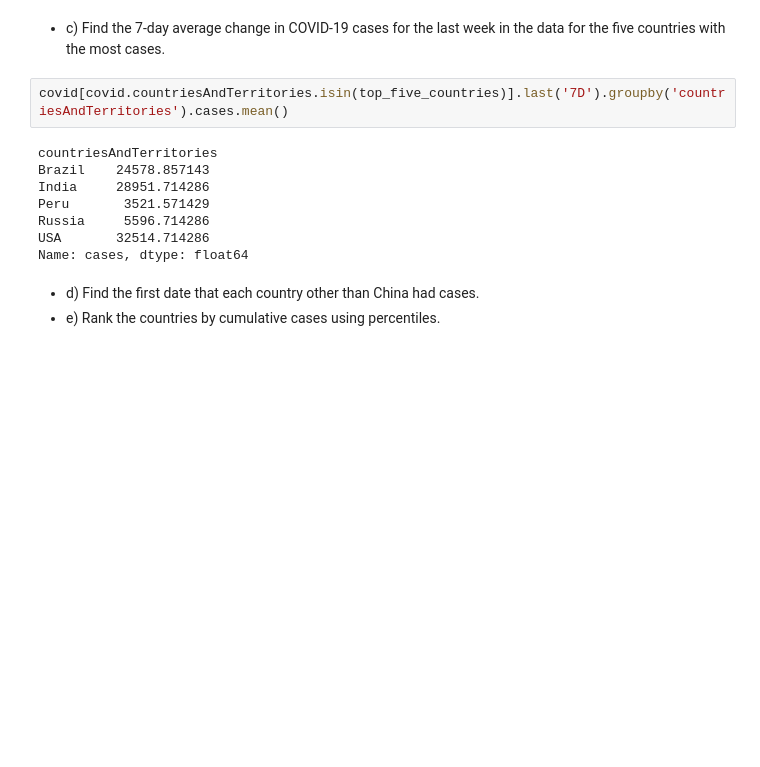
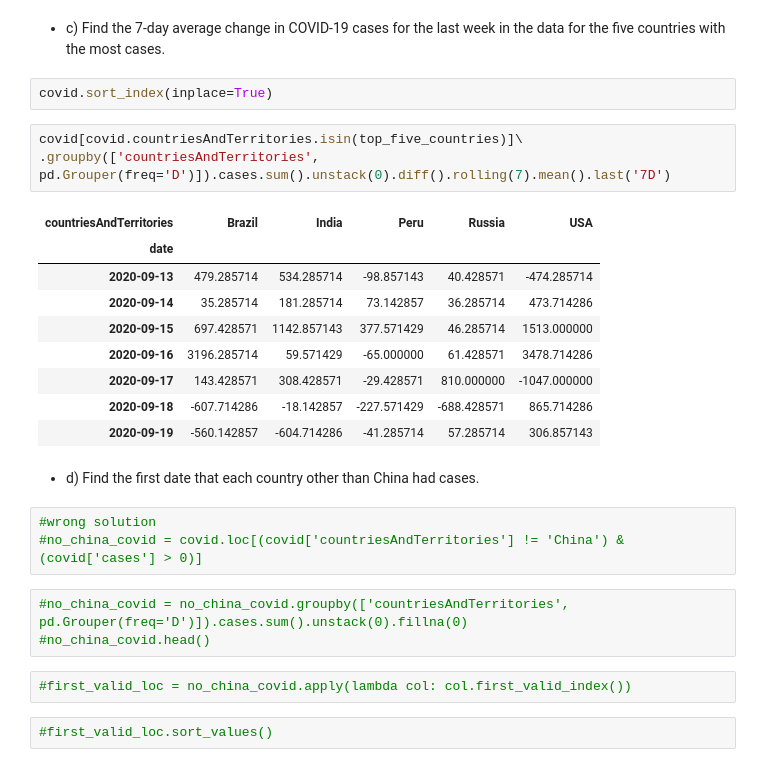
Before and after one commit to adrianacupp/Hands-On-Data-Analysis-with-Pandas-2nd-edition, a Jupyter notebook: ch_04/exercise chapter 4.ipynb, the cells around one changed output. Drawn from its saved outputs; the diff is of its cells as text; blank space fills up the shorter version.

```diff
--- a/ch_04/exercise chapter 4.ipynb
+++ b/ch_04/exercise chapter 4.ipynb
@@ -432,16 +403,30 @@ USA      2020-07-25
 Name: cases, dtype: datetime64[ns]
 # %% [markdown]
 - c) Find the 7-day average change in COVID-19 cases for the last week in the data for the five countries with the most cases.
-# %%
-covid[covid.countriesAndTerritories.isin(top_five_countries)].last('7D').groupby('countriesAndTerritories').cases.mean()
-# %% [output]
-countriesAndTerritories
-Brazil    24578.857143
-India     28951.714286
-Peru       3521.571429
-Russia     5596.714286
-USA       32514.714286
-Name: cases, dtype: float64
+# %%
+covid.sort_index(inplace=True)
+# %%
+covid[covid.countriesAndTerritories.isin(top_five_countries)]\
+.groupby(['countriesAndTerritories', pd.Grouper(freq='D')]).cases.sum().unstack(0).diff().rolling(7).mean().last('7D')
+# %% [output]
+| countriesAndTerritories | Brazil | India | Peru | Russia | USA |
+| date |  |  |  |  |  |
+| 2020-09-13 | 479.285714 | 534.285714 | -98.857143 | 40.428571 | -474.285714 |
+| 2020-09-14 | 35.285714 | 181.285714 | 73.142857 | 36.285714 | 473.714286 |
+| 2020-09-15 | 697.428571 | 1142.857143 | 377.571429 | 46.285714 | 1513.000000 |
+| 2020-09-16 | 3196.285714 | 59.571429 | -65.000000 | 61.428571 | 3478.714286 |
+| 2020-09-17 | 143.428571 | 308.428571 | -29.428571 | 810.000000 | -1047.000000 |
+| 2020-09-18 | -607.714286 | -18.142857 | -227.571429 | -688.428571 | 865.714286 |
+| 2020-09-19 | -560.142857 | -604.714286 | -41.285714 | 57.285714 | 306.857143 |
 # %% [markdown]
 - d) Find the first date that each country other than China had cases.
-- e) Rank the countries by cumulative cases using percentiles.
+# %%
+#wrong solution
+#no_china_covid = covid.loc[(covid['countriesAndTerritories'] != 'China') & (covid['cases'] > 0)]
+# %%
+#no_china_covid = no_china_covid.groupby(['countriesAndTerritories', pd.Grouper(freq='D')]).cases.sum().unstack(0).fillna(0)
+#no_china_covid.head()
+# %%
+#first_valid_loc = no_china_covid.apply(lambda col: col.first_valid_index())
+# %%
+#first_valid_loc.sort_values()
```
Also changed, not shown: parts of 13 cells of this notebook.
